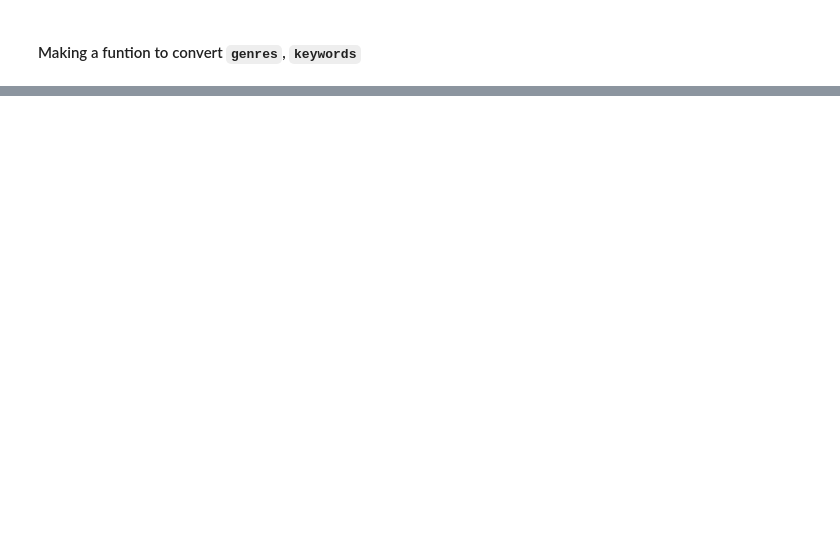
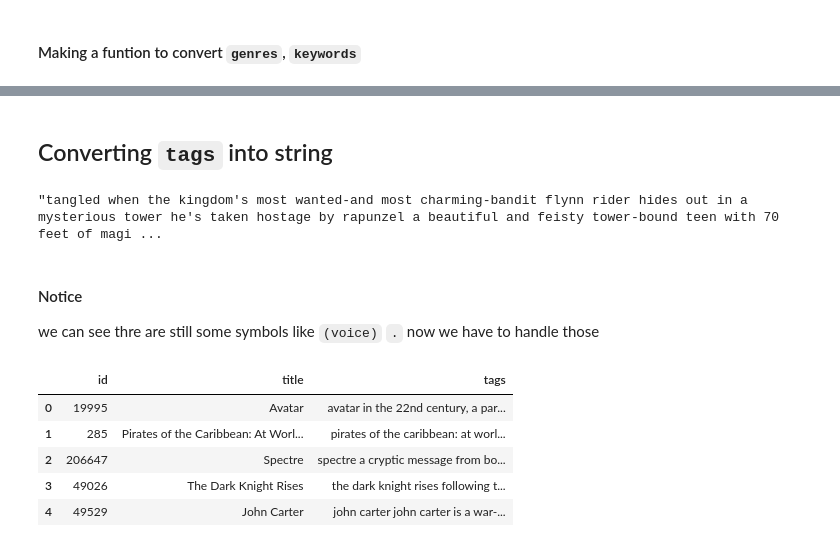
Before and after one commit to anmmashud/Recommendation_System_TMDB_5000_Movies, a Jupyter notebook: recommendation-system-tmdb-5000-movies.ipynb, the cells around one changed output, grey strips where cells are left out. Cells and saved outputs as stored; diff of their text form; code cells hidden in the pictures; blank space fills up the shorter version.

```diff
--- a/recommendation-system-tmdb-5000-movies.ipynb
+++ b/recommendation-system-tmdb-5000-movies.ipynb
@@ -228,0 +343,28 @@ def convert_str(obj):
+# %% [markdown]
+## Converting `tags` into string
+# %%
+movies9['tags'] = movies9['tags'].apply(lambda x: ' '.join(x))
+# %%
+movies9.iloc[6].tags
+# %% [output]
+"tangled when the kingdom's most wanted-and most charming-bandit flynn rider hides out in a mysterious tower he's taken hostage by rapunzel a beautiful and feisty tower-bound teen with 70 feet of magi ...
+# %% [markdown]
+#### Notice
+we can see thre are still some symbols like `(voice)` `.` now we have to handle those
+# %%
+def clean_text(text):
+    for ch in ['(', ')', '.', ',']:     # remove these characters completely
+        text = text.replace(ch, '')
+    text = ' '.join(text.split())       # replace multiple spaces with single space because it joinning only words with single space
+    return text
+# %%
+movies9['tags'] = movies9['tags'].apply(clean_text)
+# %%
+movies9.head()
+# %% [output]
+|  | id | title | tags |
+| 0 | 19995 | Avatar | avatar in the 22nd century, a par... |
+| 1 | 285 | Pirates of the Caribbean: At Worl... | pirates of the caribbean: at worl... |
+| 2 | 206647 | Spectre | spectre a cryptic message from bo... |
+| 3 | 49026 | The Dark Knight Rises | the dark knight rises following t... |
+| 4 | 49529 | John Carter | john carter john carter is a war-... |
```
Also changed, not shown: parts of 69 cells of this notebook.
